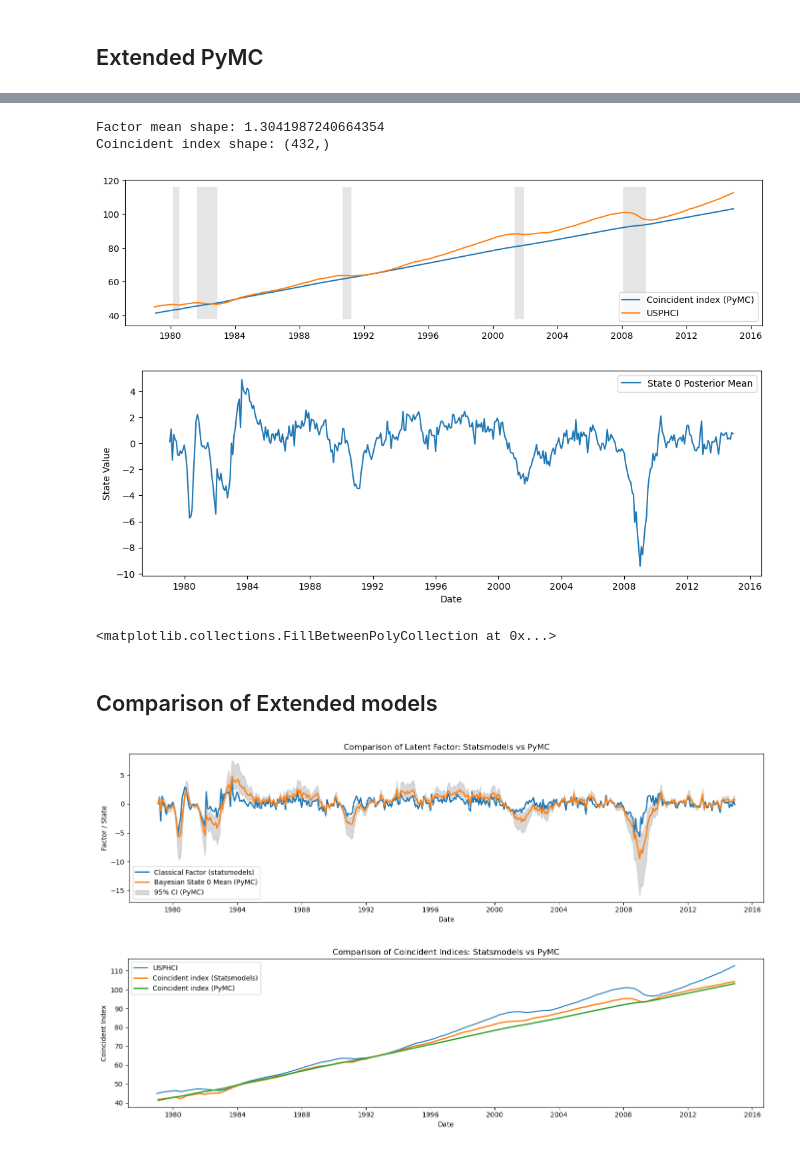
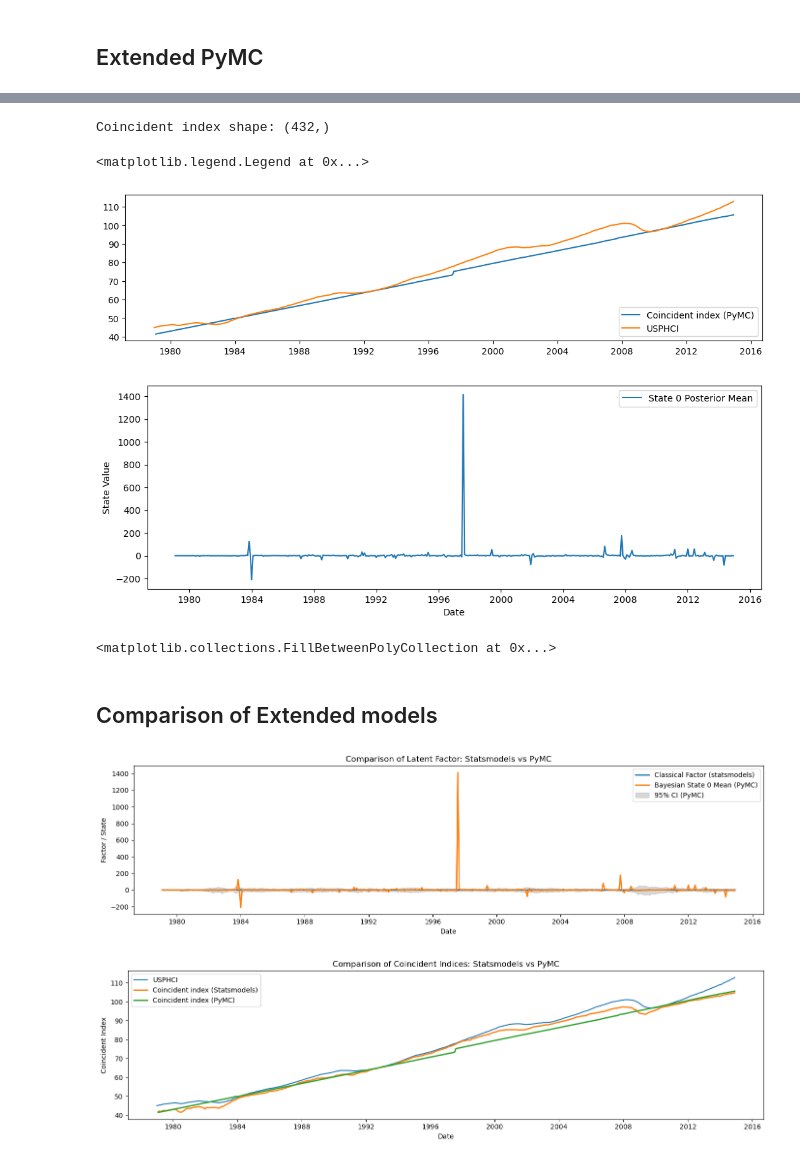
Before and after one commit to andreacate/GSoC2025_PyMC_extracode, a Jupyter notebook: DFM_coincident_comparison.ipynb, the cells around one changed output, grey strips where cells are left out. Saved outputs shown, nothing was run; the diff lists cells and outputs as text; code cells hidden in the pictures.

```diff
--- a/DFM_coincident_comparison.ipynb
+++ b/DFM_coincident_comparison.ipynb
@@ -587,9 +563,6 @@ with pm.Model() as index_mod:
     dfm._insert_random_variables()
     x0, P0, C, D, T, Z, R, H, Q = matrices = dfm.unpack_statespace()
 
-    design = Z
-    print(design)
-    transition = T
     dfm.build_statespace_graph(data=endog, mode="JAX", save_kalman_filter_outputs_in_idata=True)
     predicted_covariance = index_mod["predicted_covariance"]
     filtered_state = index_mod["filtered_state"]
@@ -607,16 +580,16 @@ with pm.Model() as index_mod:
     ss_kalman_gain, updates = pytensor.scan(step, non_sequences=[Z, T, H],
                                            sequences=[predicted_covariance])
 
+    ss_kalman_gain = ss_kalman_gain[-1] # Get the last Kalman gain (steady state)
+
     k_states = T.shape[0]
-
     W1 = pt.linalg.inv(
         pt.eye(k_states)
-        - pt.dot(pt.eye(k_states) - pt.dot(ss_kalman_gain, design), transition)
+        - pt.dot(pt.eye(k_states) - pt.dot(ss_kalman_gain, Z), T)
     ).dot(ss_kalman_gain)[0]
 
     # Compute the factor mean vector
     factor_mean = pt.dot(W1, data.loc[start:, "dln_indprod":"dln_emp"].mean())
-    print(factor_mean.shape)
 
     pm.Deterministic("factor_mean", factor_mean)
     factor_mean_idata=pm.sample_posterior_predictive(idata, var_names=["factor_mean"])
@@ -1084,5 +1015,5 @@ idata.to_netcdf("SampleExtendedNutpie.nc")
 # %%
-idata = az.from_netcdf("SampleExtendedNutpie.nc")
+idata = az.from_netcdf("SampleExtendedLaplace.nc")
 # %%
 var_names_list = [
         "ar1", "ar2",
@@ -1168,34 +1136,36 @@ array([[<Axes: title={'center': 'ar1'}>, <Axes: title={'center': 'ar2'}>,
 # %%
-with pm.Model() as index_mod:
+with pm.Model() as extended_index_mod:
     ext_coincident_dfm._build_dummy_graph()
     ext_coincident_dfm._insert_random_variables()
     x0, P0, C, D, T, Z, R, H, Q = matrices = ext_coincident_dfm.unpack_statespace()
 
-    design = Z
-    print(design)
-    transition = T
     ext_coincident_dfm.build_statespace_graph(data=endog, mode="JAX", save_kalman_filter_outputs_in_idata=True)
-    predicted_covariance = index_mod["predicted_covariance"]
-    filtered_state = index_mod["filtered_state"]
+    predicted_covariance = extended_index_mod["predicted_covariance"]
+    filtered_state = extended_index_mod["filtered_state"]
 
     # attention to the order
 
     def step(P, Z, T, H):
         PZT = pt.dot(P, Z.T)
-        F = Z.dot(PZT) + H + pt.eye(H.shape[0]) * 1e-6
+
+        F = pt.dot(Z, PZT) + H  # (4,4)
+        F_reg = F + pt.eye(F.shape[0]) * 1e-6  # Add regularization
+        K = pt.linalg.solve(F_reg.T, PZT.T).T
+        #F = Z.dot(PZT) + H + pt.eye(H.shape[0]) * 1e-2
 
         # K = pt.linalg.solve(F, pt.dot(T, PZT).T, assume_a="pos", check_finite=False).T
-        K = pt.linalg.solve(F, PZT.T, assume_a="pos", check_finite=False).T
+        #K = pt.linalg.solve(F, PZT.T, assume_a="pos", check_finite=False).T
         return K
 
     ss_kalman_gain, updates = pytensor.scan(step, non_sequences=[Z, T, H],
                                            sequences=[predicted_covariance])
+    ss_kalman_gain = ss_kalman_gain[-1]  # Get the last Kalman gain (steady state)
 
     k_states = T.shape[0]
 
     W1 = pt.linalg.inv(
         pt.eye(k_states)
-        - pt.dot(pt.eye(k_states) - pt.dot(ss_kalman_gain, design), transition)
+        - pt.dot(pt.eye(k_states) - pt.dot(ss_kalman_gain, Z), T)
     ).dot(ss_kalman_gain)[0]
 
     # Compute the factor mean vector
@@ -1251,72 +1224,66 @@ def compute_coincident_index_pymc(factor_mean_idata, filtered_state_idata):
 fig, ax = plt.subplots(figsize=(13, 3))
 
 # Compute the index
-coincident_index_pymc = compute_coincident_index_pymc(factor_mean_idata, filtered_state_idata)
+coincident_index_pymc_ext = compute_coincident_index_pymc(factor_mean_idata, filtered_state_idata)
 
 # Plot the factor
 dates = endog.index._mpl_repr()
-ax.plot(dates, coincident_index_pymc, label="Coincident index (PyMC)")
+ax.plot(dates, coincident_index_pymc_ext, label="Coincident index (PyMC)")
 ax.plot(usphci.index._mpl_repr(), usphci, label="USPHCI")
 ax.legend(loc="lower right")
-
-# Retrieve and also plot the NBER recession indicators
-ylim = ax.get_ylim()
-ax.fill_between(
-    dates[:-3], ylim[0], ylim[1], rec.values[:-4, 0], facecolor="k", alpha=0.1
-);
 # %% [output]
-Factor mean shape: 1.3041987240664354
 Coincident index shape: (432,)
+<matplotlib.legend.Legend at 0x...>
-[figure, old version]
+[figure, new version]
 # %%
 # Extract posterior predictive samples
 state_samples = filtered_state_idata.posterior_predictive["filtered_state"].values  # shape: (2, 500, 10, 431)
 
 # Select the first state (index 0)
-state_0_samples = state_samples[:, :, :, 0]  # shape: (1, 1000, 431)
+state_0_samples_ext = state_samples[:, :, :, 0]  # shape: (1, 1000, 431)
 
 # Average over chains and draws to get posterior mean for each time point
-state_0_mean = state_0_samples.mean(axis=(0, 1))  # shape: (431,)
+state_0_mean_ext = state_0_samples_ext.mean(axis=(0, 1))  # shape: (431,)
 
 # Get the time index from your observed data for x-axis
 dates = filtered_state_idata.observed_data.time.values  # array of datetime64
 
 # Plot
 fig, ax = plt.subplots(figsize=(12, 4))
-ax.plot(dates, state_0_mean, label="State 0 Posterior Mean")
+ax.plot(dates, state_0_mean_ext, label="State 0 Posterior Mean")
 ax.set_xlabel("Date")
 ax.set_ylabel("State Value")
 ax.legend()
 plt.show()
 
-lower = np.percentile(state_0_samples, 2.5, axis=(0, 1))
-upper = np.percentile(state_0_samples, 97.5, axis=(0, 1))
+lower = np.percentile(state_0_samples_ext, 2.5, axis=(0, 1))
+upper = np.percentile(state_0_samples_ext, 97.5, axis=(0, 1))
 
 ax.fill_between(dates, lower, upper, color='gray', alpha=0.3, label="95% CI")
 # %% [output]
-[figure, old version]
+[figure, new version]
 <matplotlib.collections.FillBetweenPolyCollection at 0x...>
 # %% [markdown]
 ## Comparison of Extended models
 # %%
 fig, ax = plt.subplots(figsize=(14, 4))
 ax.plot(dates, -extended_res.factors.filtered[0], label="Classical Factor (statsmodels)", linewidth=2)
-ax.plot(dates, state_0_mean, label="Bayesian State 0 Mean (PyMC)", linewidth=2)
+ax.plot(dates, state_0_mean_ext, label="Bayesian State 0 Mean (PyMC)", linewidth=2)
 ax.fill_between(dates, lower, upper, color='gray', alpha=0.3, label="95% CI (PyMC)")
 ax.legend()
 ax.set_title("Comparison of Latent Factor: Statsmodels vs PyMC")
 ax.set_xlabel("Date")
 ax.set_ylabel("Factor / State")
 plt.tight_layout()
 plt.show()
 # %% [output]
-[figure, old version]
+[figure, new version]
 # %%
 
 fig, ax = plt.subplots(figsize=(14, 4))
 ax.plot(usphci.index._mpl_repr(), usphci, label="USPHCI")
-ax.plot(dates, coincident_index, label="Coincident index (Statsmodels)", linewidth=2)
-ax.plot(dates, coincident_index_pymc, label="Coincident index (PyMC)", linewidth=2)
+ax.plot(dates, extended_coincident_index, label="Coincident index (Statsmodels)", linewidth=2)
+ax.plot(dates, coincident_index_pymc_ext, label="Coincident index (PyMC)", linewidth=2)
 ax.legend()
 ax.set_title("Comparison of Coincident Indices: Statsmodels vs PyMC")
 ax.set_xlabel("Date")
@@ -1324,4 +1291,4 @@ ax.set_ylabel("Coincident Index")
 plt.tight_layout()
 plt.show()
 # %% [output]
-[figure, old version]
+[figure, new version]
```
Also changed, not shown: parts of 23 cells of this notebook.
